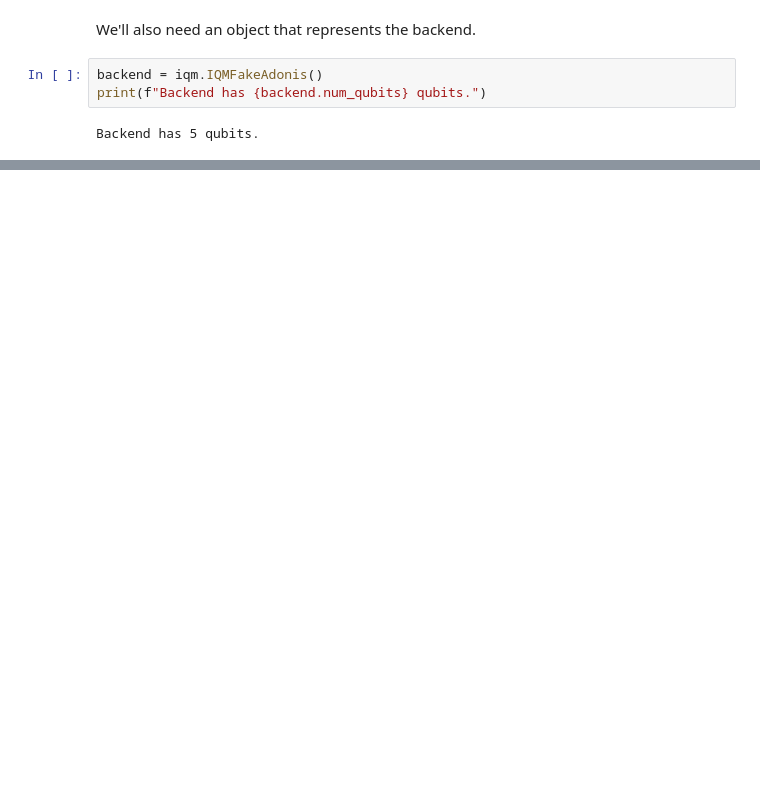
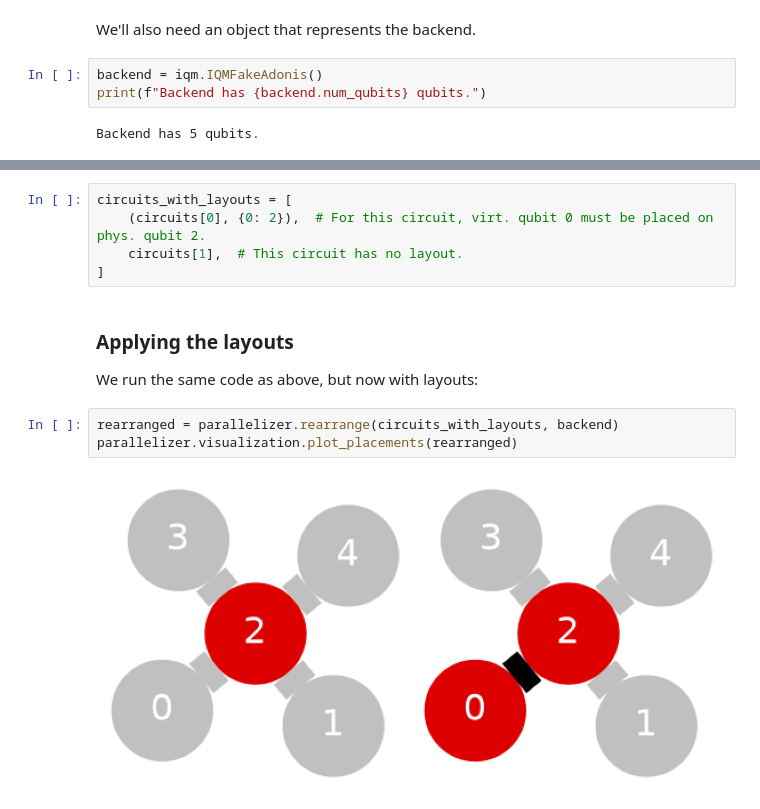
Before and after one commit to vttresearch/qc-parallelizer, a Jupyter notebook: notebooks/circuit-layouts.ipynb, the cells around one changed output, grey strips where cells are left out. Saved outputs shown, nothing was run; the diff lists cells and outputs as text; blank space fills up the shorter version.

```diff
--- a/notebooks/circuit-layouts.ipynb
+++ b/notebooks/circuit-layouts.ipynb
@@ -104,2 +68,16 @@ plot_circuits(list(parallel_circuits.values()))
+# %%
+circuits_with_layouts = [
+    (circuits[0], {0: 2}),  # For this circuit, virt. qubit 0 must be placed on phys. qubit 2.
+    circuits[1],  # This circuit has no layout.
+]
+# %% [markdown]
+### Applying the layouts
+
+We run the same code as above, but now with layouts:
+# %%
+rearranged = parallelizer.rearrange(circuits_with_layouts, backend)
+parallelizer.visualization.plot_placements(rearranged)
+# %% [output]
+[figure, added]
 # %% [markdown]
 As expected, the circuits were forced onto different host circuits, since one uses QB3 as defined in
```
Also changed, not shown: parts of 16 cells of this notebook, 26 other files.
